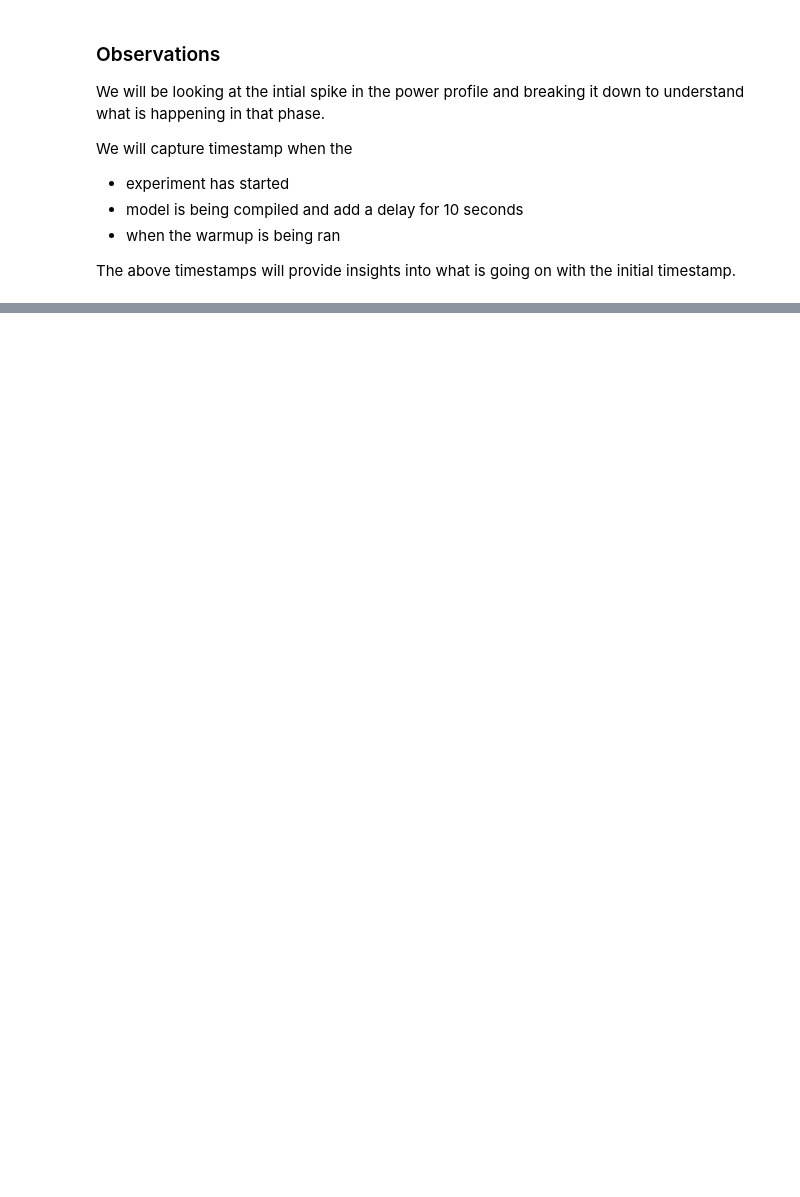
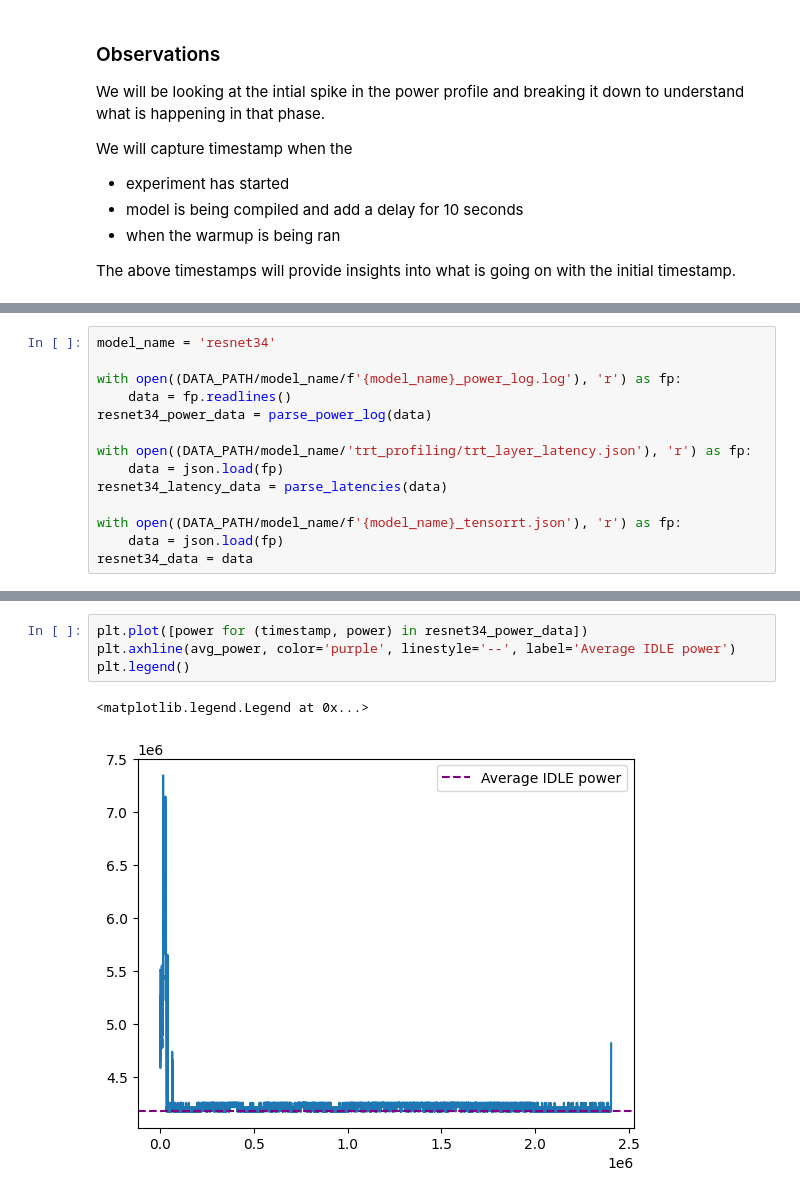
Before and after one commit to fuzzylabs/edge-vision-power-estimation, a Jupyter notebook: jetson/power_logging/power_research/model_loading/Resnet_Inference_cycle_power_analysis.ipynb, the cells around one changed output, grey strips where cells are left out. Saved outputs shown, nothing was run; the diff lists cells and outputs as text; blank space fills up the shorter version.

```diff
--- a/jetson/power_logging/power_research/model_loading/Resnet_Inference_cycle_power_analysis.ipynb
+++ b/jetson/power_logging/power_research/model_loading/Resnet_Inference_cycle_power_analysis.ipynb
@@ -231,0 +253,14 @@ Iteration: 5, Power index: 54232 -> 54234
+# %%
+model_name = 'resnet34'
+
+with open((DATA_PATH/model_name/f'{model_name}_power_log.log'), 'r') as fp:
+    data = fp.readlines()
+resnet34_power_data = parse_power_log(data)
+
+with open((DATA_PATH/model_name/'trt_profiling/trt_layer_latency.json'), 'r') as fp:
+    data = json.load(fp)
+resnet34_latency_data = parse_latencies(data)
+
+with open((DATA_PATH/model_name/f'{model_name}_tensorrt.json'), 'r') as fp:
+    data = json.load(fp)
+resnet34_data = data
@@ -231,0 +283,7 @@ Iteration: 5, Power index: 54232 -> 54234
+# %%
+plt.plot([power for (timestamp, power) in resnet34_power_data])
+plt.axhline(avg_power, color='purple', linestyle='--', label='Average IDLE power')
+plt.legend()
+# %% [output]
+<matplotlib.legend.Legend at 0x...>
+[figure, added]
```
Also changed, not shown: parts of 33 cells of this notebook, 4 other files.
